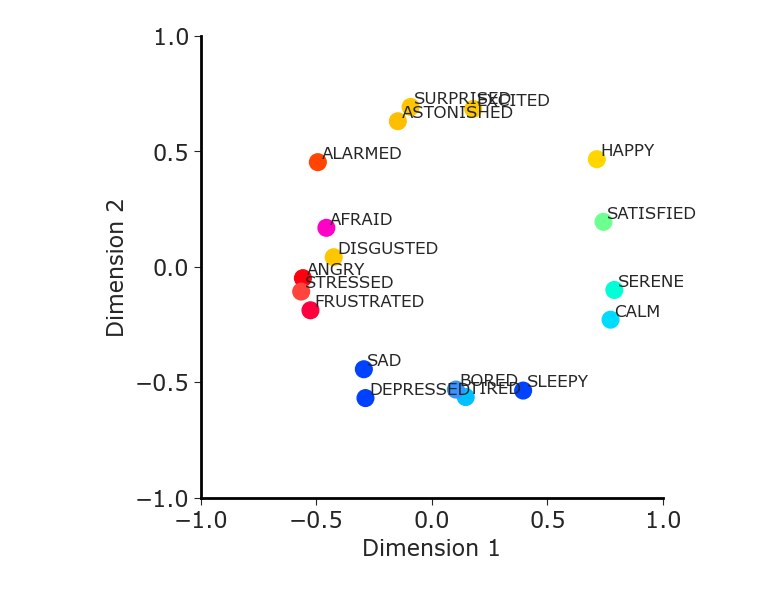
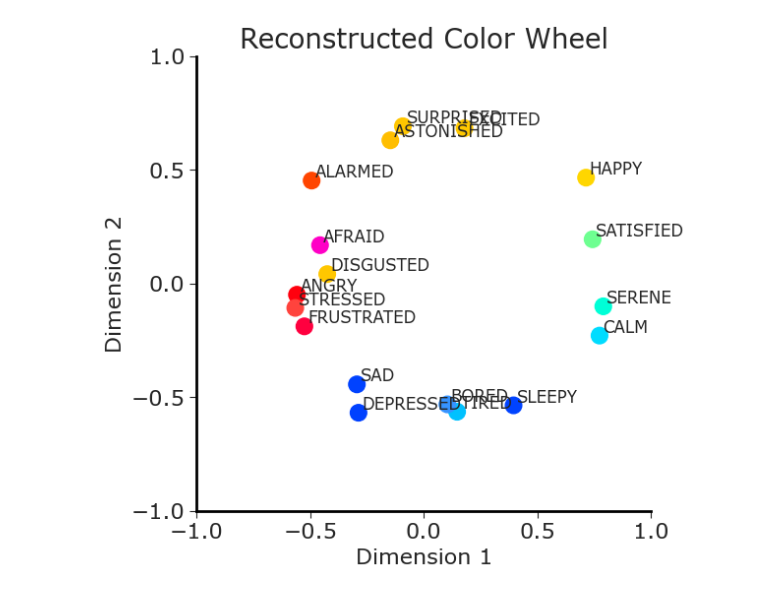
Before and after one commit to BottiniLab/col-emo-association, a Jupyter notebook: code/figure2.ipynb, the cells around one changed output. Saved outputs shown, nothing was run; the diff lists cells and outputs as text; code cells hidden in the pictures.

Commit message:
changed figure styles, significance denotions

```diff
--- a/code/figure2.ipynb
+++ b/code/figure2.ipynb
@@ -22,23 +22,24 @@ plt.style.use('./module_behavioral/figures.style')
 # %%
 ## Figure 2E.
 fig,ax = plt.subplots(figsize=(6,6))
 ax.scatter(emotion_embedding[:, 0], emotion_embedding[:, 1], c=colors)
 ax.set_xlim([-1, 1])
 ax.set_ylim([-1, 1])
 ax.set_xlabel('Dimension 1')
 ax.set_ylabel('Dimension 2')
 
 #annotate each point with emotion
 ax.set_aspect('equal')
 plt.locator_params(nbins=4)
+ax.set_title('Reconstructed Color Wheel')
 
 for i in range(0, len(d.emotion)):
     x = d.emotion[i]
     plt.annotate(str(x),
                  (emotion_embedding[i, 0], emotion_embedding[i, 1]),
                  textcoords="offset points",
                  xytext=(2.5, 2.5),
                  ha='left',fontsize=12)
-plt.savefig('../figures/2E.svg', dpi=600,bbox_inches='tight')
+plt.savefig('../figures/2E.svg', dpi=600,bbox_inches='tight',facecolor='white')
 # %% [output]
-[figure, old version]
+[figure, new version]
```
Also changed, not shown: 31 other files.
